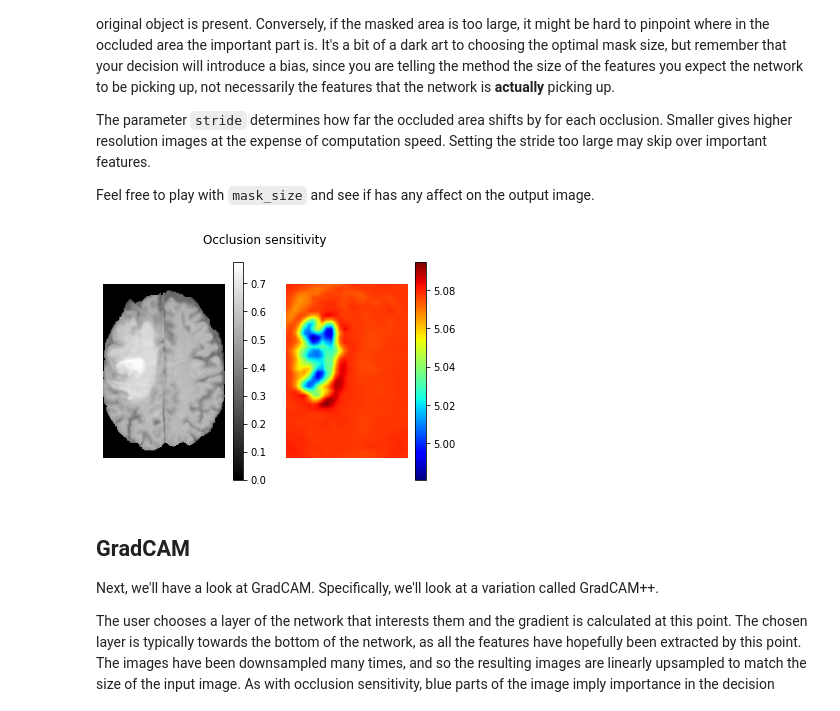
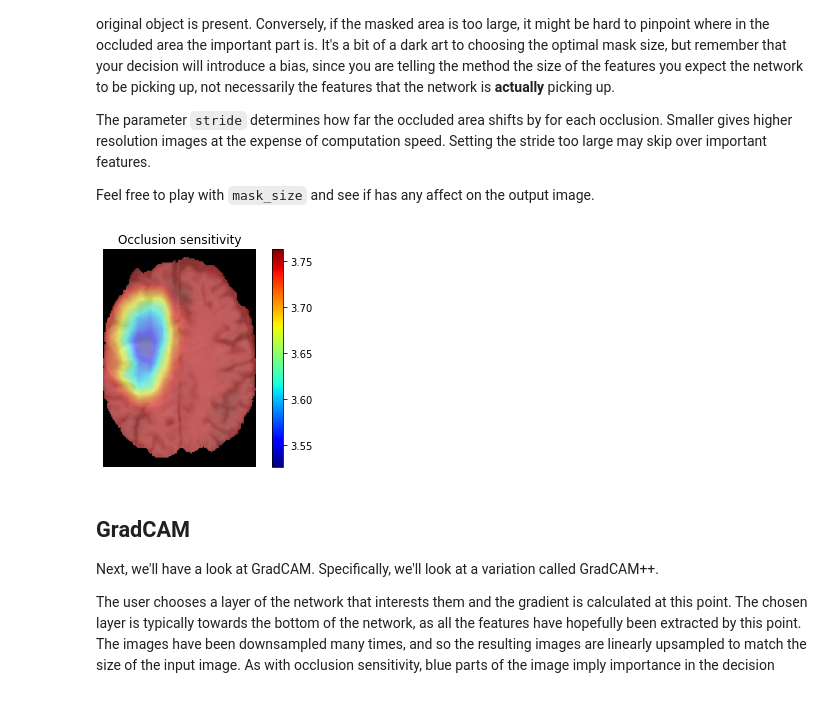
Before and after one commit to rijobro/2D_MONAI_tutorials, a Jupyter notebook: 01_classification/02_interpretability.ipynb, the cells around one changed output. Cells and saved outputs as stored; diff of their text form; code cells hidden in the pictures.

```diff
--- a/01_classification/02_interpretability.ipynb
+++ b/01_classification/02_interpretability.ipynb
@@ -232,10 +232,9 @@ def compare_saliency(img, saliency_map, title, fig=None, ax=None):
     imshow2 = ax.imshow(
         saliency_map, cmap="jet", alpha=(img[0]>0).astype(np.float32)*0.5
     )
-    fig.colorbar(imshow1, ax=ax)
     fig.colorbar(imshow2, ax=ax)
     ax.axis("off")
-    _ = plt.suptitle(title)
+    ax.set_title(title)
 # %% [markdown]
 ## Occlusion sensitivity
 
@@ -247,19 +246,19 @@ The parameter `stride` determines how far the occluded area shifts by for each o
 
 Feel free to play with `mask_size` and see if has any affect on the output image.
 # %%
-stride = 4
+stride = 8
 batch_size = 30
 mask_size = 10
 
 occ_sens = OcclusionSensitivity(model, mask_size=mask_size, n_batch=batch_size, stride=stride)
 out_occ_sens, _ = occ_sens(im_t)
 out_occ_sens = out_occ_sens[0, ..., pred].cpu().numpy()
 # average across channels
 out_occ_sens = np.mean(out_occ_sens, 0)
 
 compare_saliency(im, out_occ_sens, "Occlusion sensitivity")
 # %% [output]
-[figure, old version]
+[figure, new version]
 # %% [markdown]
 ## GradCAM
 Next, we'll have a look at GradCAM. Specifically, we'll look at a variation called GradCAM++.
```
Also changed, not shown: parts of 8 cells of this notebook, 2 other files.
